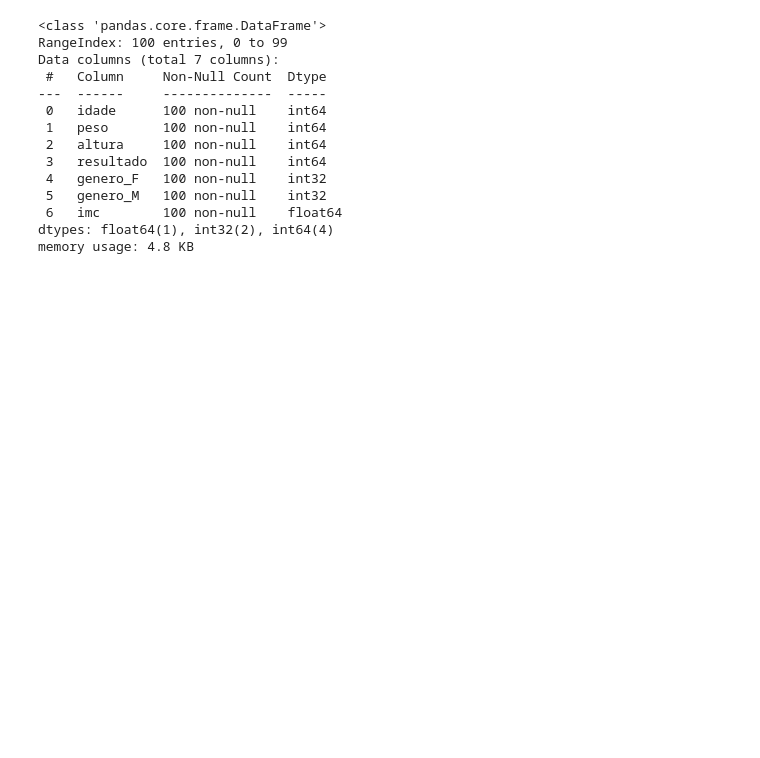
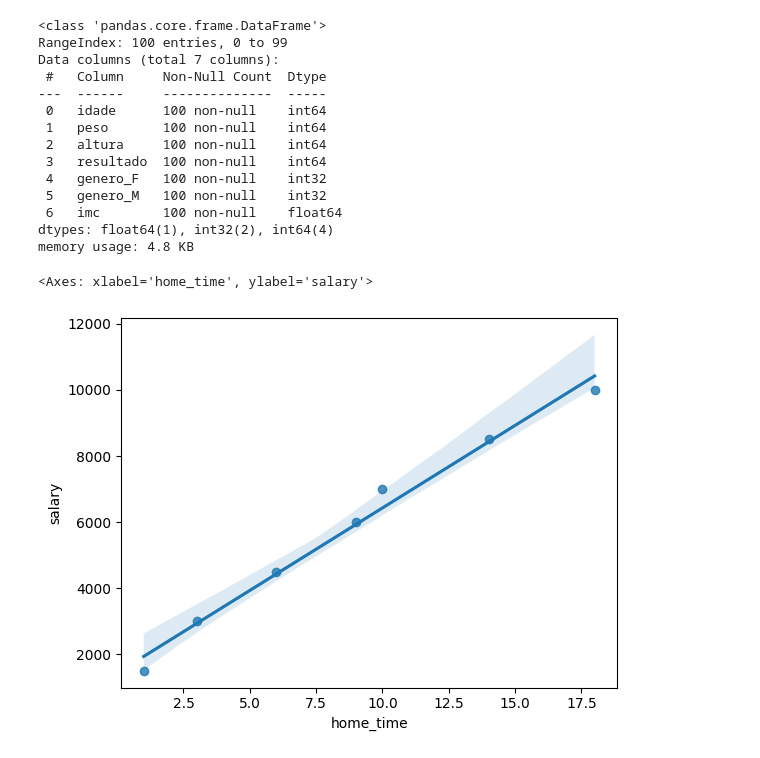
Before and after one commit to RanielliMontagna/ia-learning, a Jupyter notebook: machine_learning/diabete_model/diabetes_model.ipynb, the cells around one changed output. Saved outputs shown, nothing was run; the diff lists cells and outputs as text; code cells hidden in the pictures; blank space fills up the shorter version.

```diff
--- a/machine_learning/diabete_model/diabetes_model.ipynb
+++ b/machine_learning/diabete_model/diabetes_model.ipynb
@@ -129,3 +129,15 @@ Data columns (total 7 columns):
  6   imc        100 non-null    float64
 dtypes: float64(1), int32(2), int64(4)
 memory usage: 4.8 KB
+# %%
+dict_regresion = {
+    'home_time':[1, 3, 6, 9, 10, 14, 18],
+    'salary':[1500, 3000, 4500, 6000, 7000, 8500, 10000]
+}
+# %%
+df_simple_regresion = pd.DataFrame(dict_regresion)
+# %%
+sns.regplot(data=df_simple_regresion, x='home_time', y='salary')
+# %% [output]
+<Axes: xlabel='home_time', ylabel='salary'>
+[figure, added]
```
Also changed, not shown: parts of 24 cells of this notebook, 2 other files.
